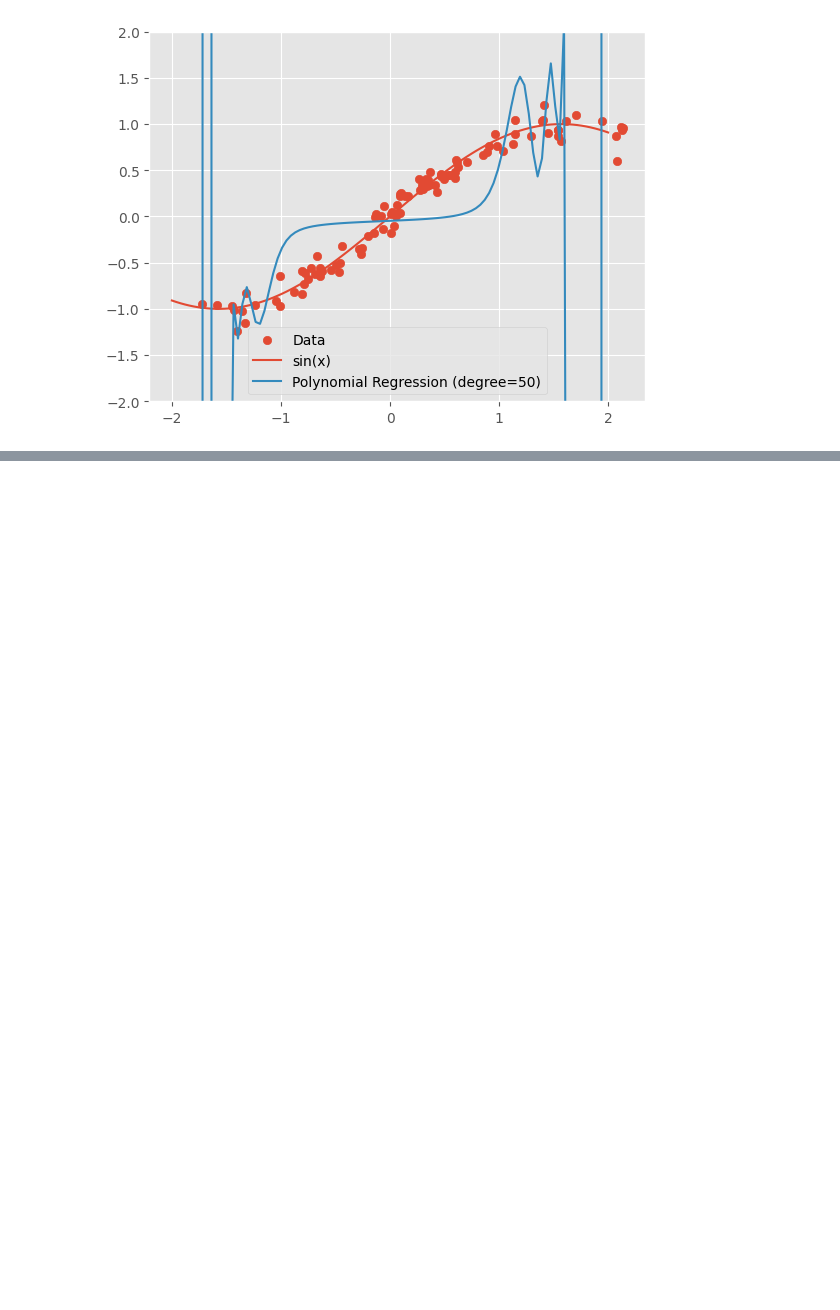
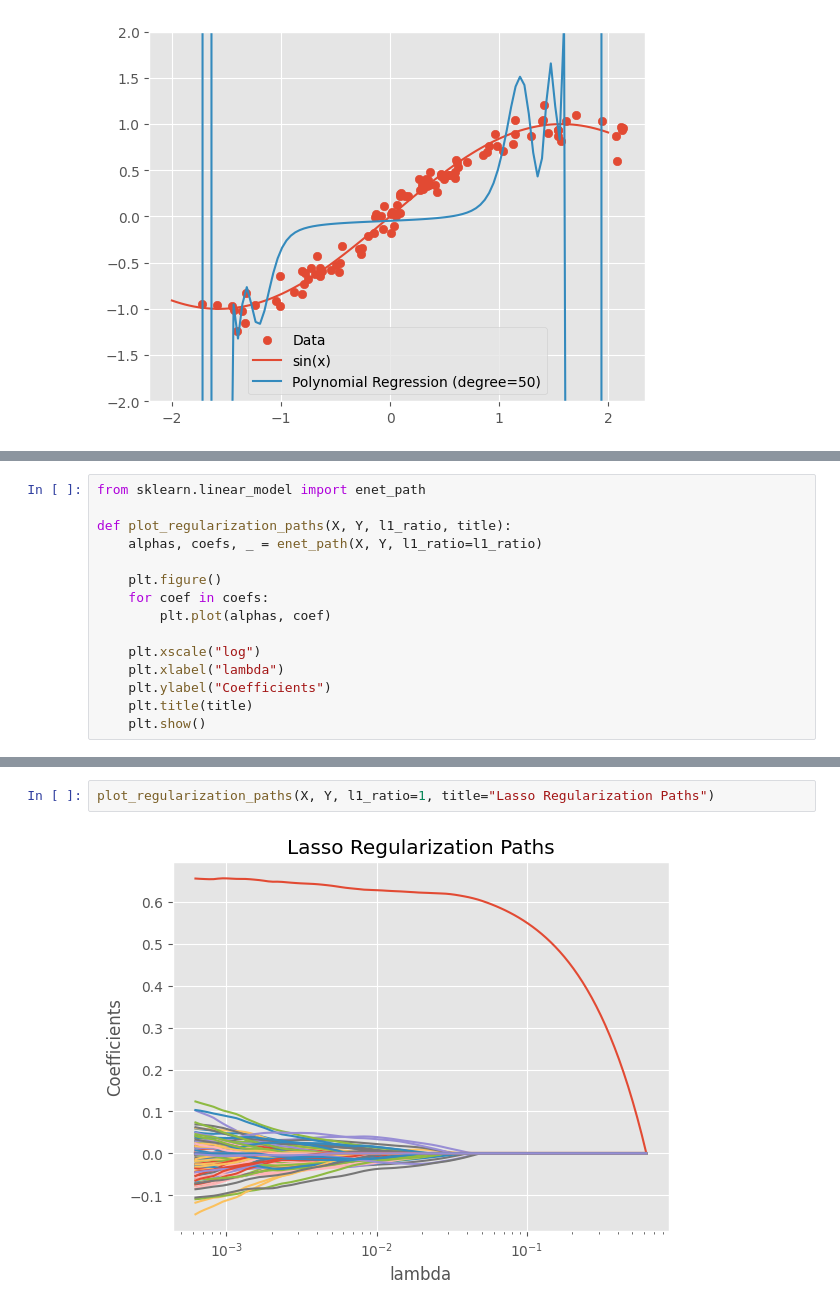
Before and after one commit to HaykTarkhanyan/lecture_sl_python_sols, a Jupyter notebook: python_sol_regularization_1.ipynb, the cells around one changed output, grey strips where cells are left out. Saved outputs shown, nothing was run; the diff lists cells and outputs as text; blank space fills up the shorter version.

Commit message:
adds regularization path part

```diff
--- a/python_sol_regularization_1.ipynb
+++ b/python_sol_regularization_1.ipynb
@@ -167,0 +172,15 @@ The reader may find it interesting to decrease the degree of the polynomial to m
+# %%
+from sklearn.linear_model import enet_path
+
+def plot_regularization_paths(X, Y, l1_ratio, title):
+    alphas, coefs, _ = enet_path(X, Y, l1_ratio=l1_ratio)
+
+    plt.figure()
+    for coef in coefs:
+        plt.plot(alphas, coef)
+
+    plt.xscale("log")
+    plt.xlabel("lambda")
+    plt.ylabel("Coefficients")
+    plt.title(title)
+    plt.show()
@@ -167,0 +191,4 @@ The reader may find it interesting to decrease the degree of the polynomial to m
+# %%
+plot_regularization_paths(X, Y, l1_ratio=1, title="Lasso Regularization Paths")
+# %% [output]
+[figure, added]
```
Also changed, not shown: parts of 8 cells of this notebook.
